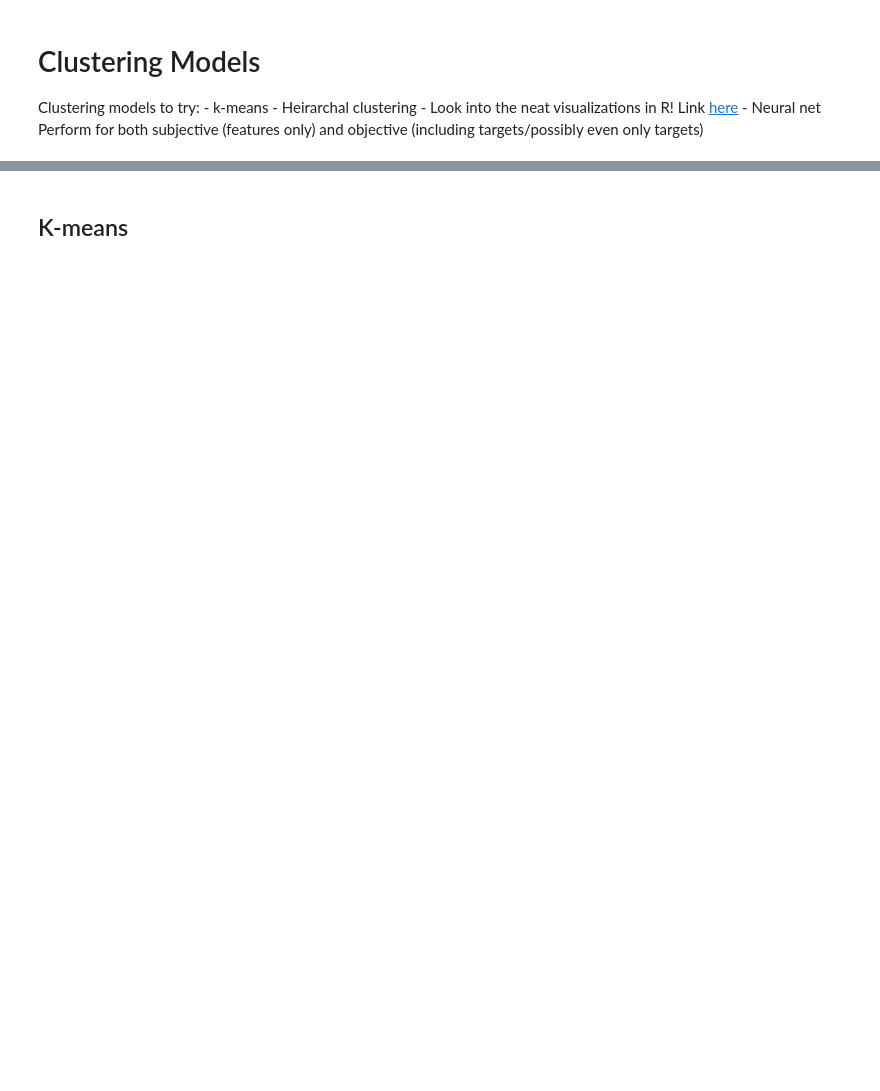
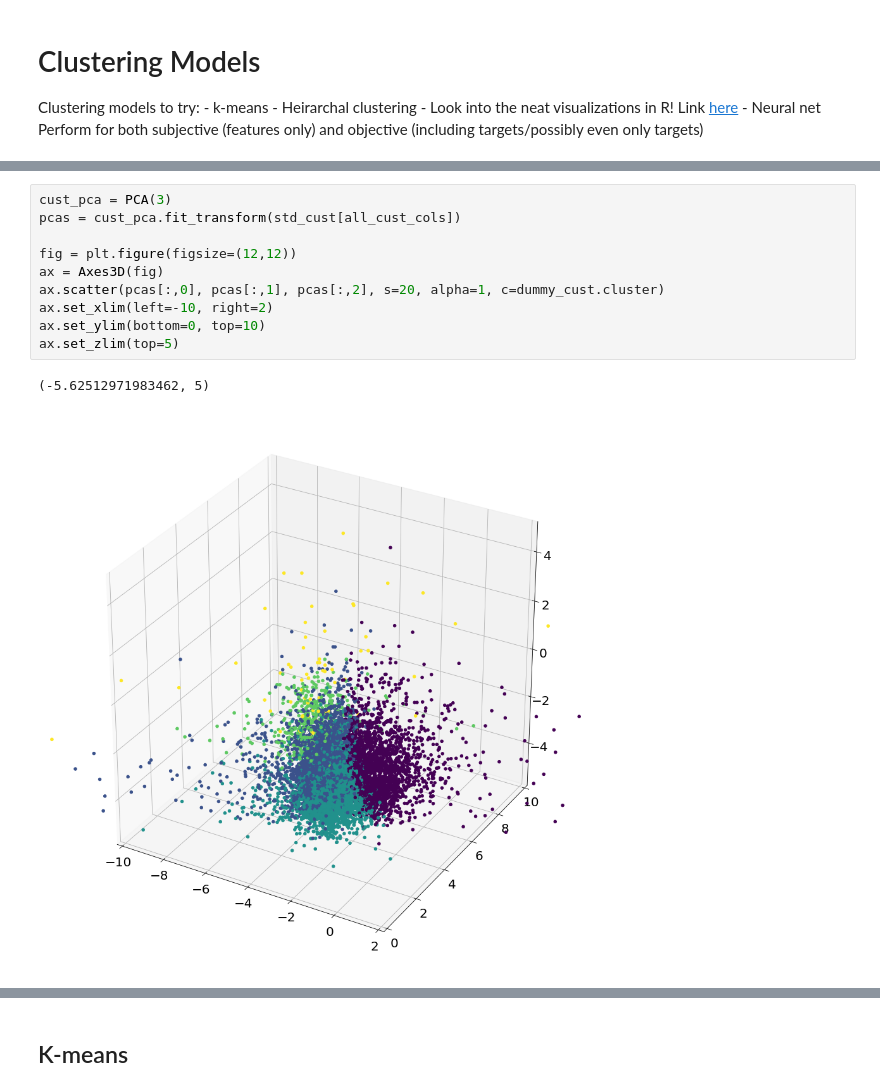
Before and after one commit to lukeolson13/capstone, a Jupyter notebook: EDA.ipynb, the cells around one changed output, grey strips where cells are left out. Drawn from its saved outputs; the diff is of its cells as text; blank space fills up the shorter version.

```diff
--- a/EDA.ipynb
+++ b/EDA.ipynb
@@ -478,0 +380,13 @@ Perform for both subjective (features only) and objective (including targets/pos
+# %%
+cust_pca = PCA(3)
+pcas = cust_pca.fit_transform(std_cust[all_cust_cols])
+
+fig = plt.figure(figsize=(12,12))
+ax = Axes3D(fig)
+ax.scatter(pcas[:,0], pcas[:,1], pcas[:,2], s=20, alpha=1, c=dummy_cust.cluster)
+ax.set_xlim(left=-10, right=2)
+ax.set_ylim(bottom=0, top=10)
+ax.set_zlim(top=5)
+# %% [output]
+(-5.62512971983462, 5)
+[figure, added]
```
Also changed, not shown: parts of 83 cells of this notebook.
